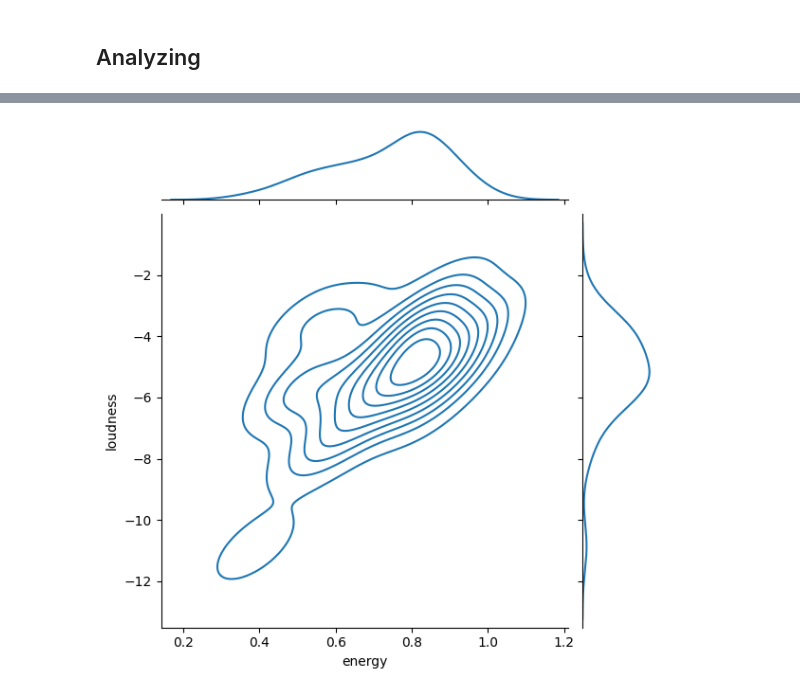
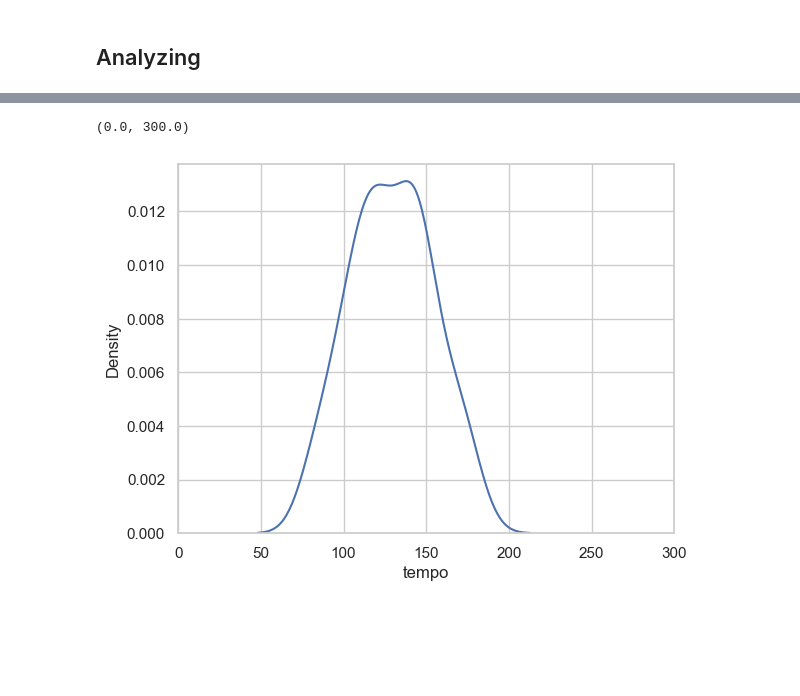
Before and after one commit to aakanksha1dutta/MOODSIC, a Jupyter notebook: 3_Model_Visualization.ipynb, the cells around one changed output, grey strips where cells are left out. Saved outputs shown, nothing was run; the diff lists cells and outputs as text; code cells hidden in the pictures; blank space fills up the shorter version.

```diff
--- a/3_Model_Visualization.ipynb
+++ b/3_Model_Visualization.ipynb
@@ -104,9 +99,7 @@ sns.displot(energetic_songs['tempo'], rug = True);
-# %%
-# exploring relations between energy and loudness
-# Bivariate Distribution
-sns.jointplot(x = "energy",
-              y = "loudness",
-              data = energetic_songs,
-              kind = "kde");
-# %% [output]
-[figure, removed]
+# %%
+# kde for tempo
+sns.kdeplot(data = energetic_df, x='tempo')
+plt.xlim(0,300)
+# %% [output]
+(0.0, 300.0)
+[figure, added]
```
Also changed, not shown: parts of 8 cells of this notebook.
